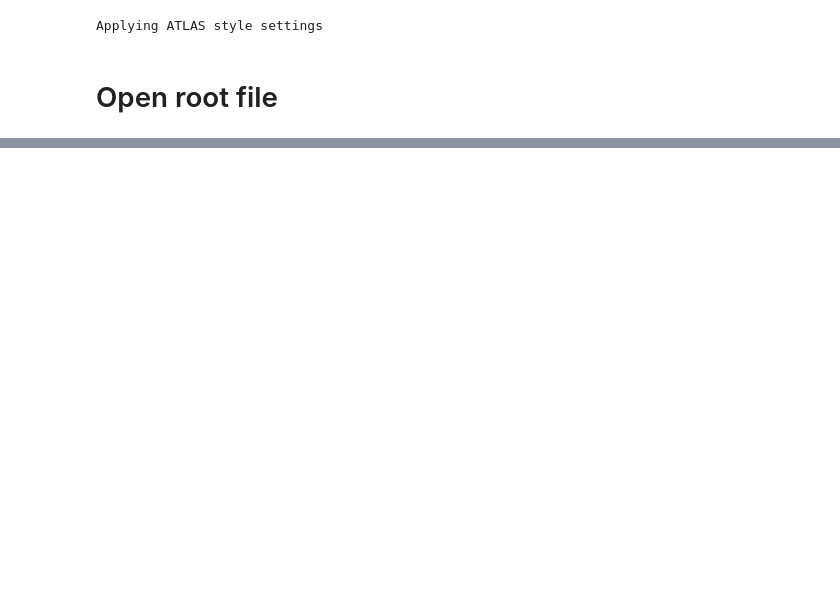
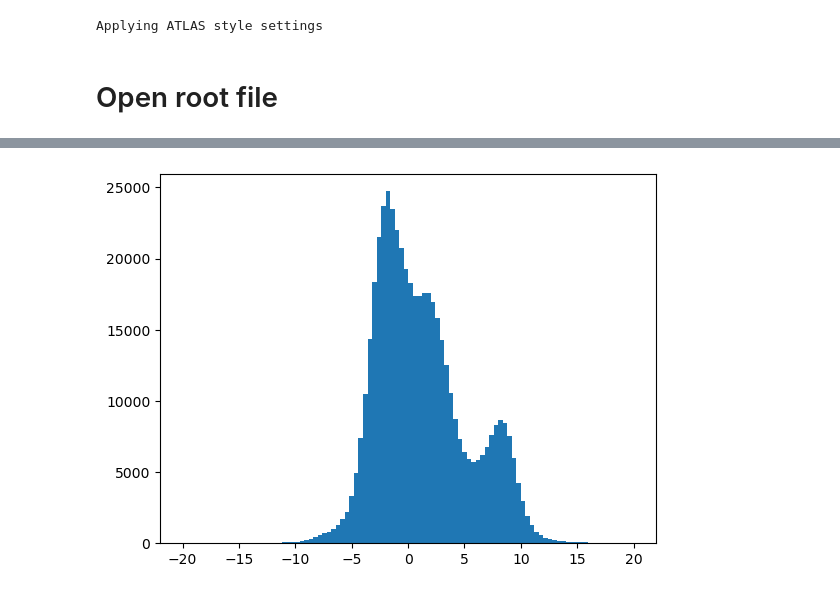
Before and after one commit to EdmondRen/TOFPET2_helper, a Jupyter notebook: calibration/make_3d_hit_plot.ipynb, the cells around one changed output, grey strips where cells are left out. Saved outputs shown, nothing was run; the diff lists cells and outputs as text; code cells hidden in the pictures; blank space fills up the shorter version.

```diff
--- a/calibration/make_3d_hit_plot.ipynb
+++ b/calibration/make_3d_hit_plot.ipynb
@@ -87,0 +93,4 @@ Text(0.5, 0, 'z [cm]')
+# %%
+hist(np.diff(data["hit_t"]),bins=100, range=(-20,20));
+# %% [output]
+[figure, added]
```
Also changed, not shown: parts of 12 cells of this notebook, 11 other files.
